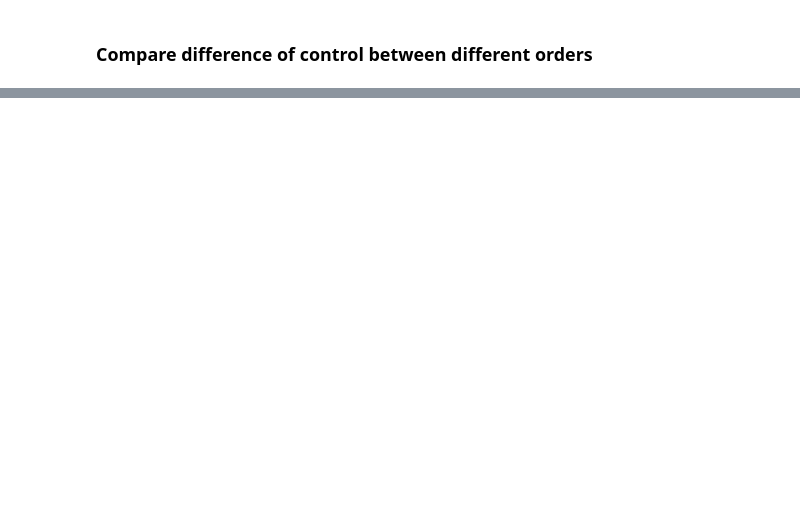
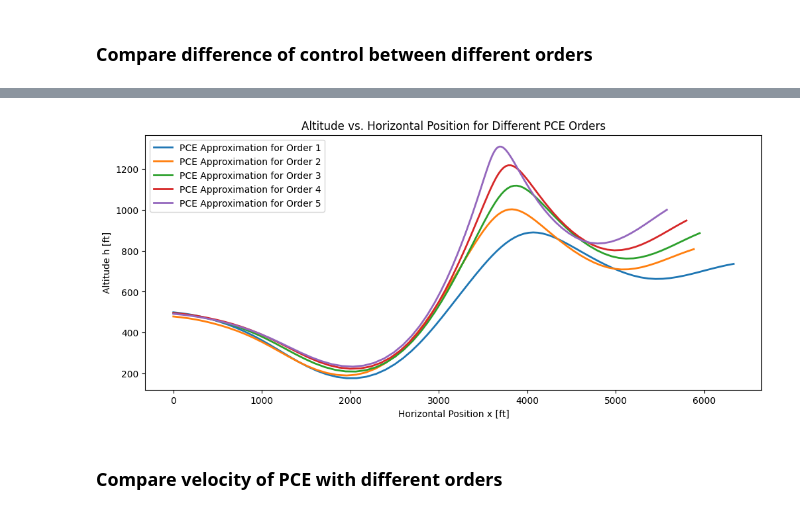
Before and after one commit to dmw1998/Case_Study_Log, a Jupyter notebook: compare_orders.ipynb, the cells around one changed output, grey strips where cells are left out. Cells and saved outputs as stored; diff of their text form; code cells hidden in the pictures; blank space fills up the shorter version.

```diff
--- a/compare_orders.ipynb
+++ b/compare_orders.ipynb
@@ -632,0 +730,33 @@ Order 4: 0.011625
+# %%
+def plot_x_h_pce(res, pce_order, k_mean=1.0, k_std=0.25, tf=40, N=80):
+    dist = cp.Normal(k_mean, k_std)
+    poly_basis = cp.expansion.stieltjes(pce_order, dist, retall=False)
+    xi_inv = dist.inv(k_std)
+
+    x = res['x']    # shape: (M, N+1)
+    h = res['h']
+    M = x.shape[0]
+
+    x_pce = 0
+    h_pce = 0
+    for j in range(M):
+        x_pce += x[j] * poly_basis[j](xi_inv)
+        h_pce += h[j] * poly_basis[j](xi_inv)
+
+    plt.plot(x_pce, h_pce, label='PCE Approximation for Order {}'.format(pce_order), linewidth=2)
+# %%
+plt.figure(figsize=(12, 5))
+plot_x_h_pce(res1, pce_order=1)
+plot_x_h_pce(res2, pce_order=2)
+plot_x_h_pce(res3, pce_order=3)
+plot_x_h_pce(res4, pce_order=4)
+plot_x_h_pce(res5, pce_order=5)
+plt.xlabel('Horizontal Position x [ft]')
+plt.ylabel('Altitude h [ft]')
+plt.title('Altitude vs. Horizontal Position for Different PCE Orders')
+plt.legend()
+plt.show()
+# %% [output]
+[figure, added]
+# %% [markdown]
+### Compare velocity of PCE with different orders
```
Also changed, not shown: parts of 17 cells of this notebook.
